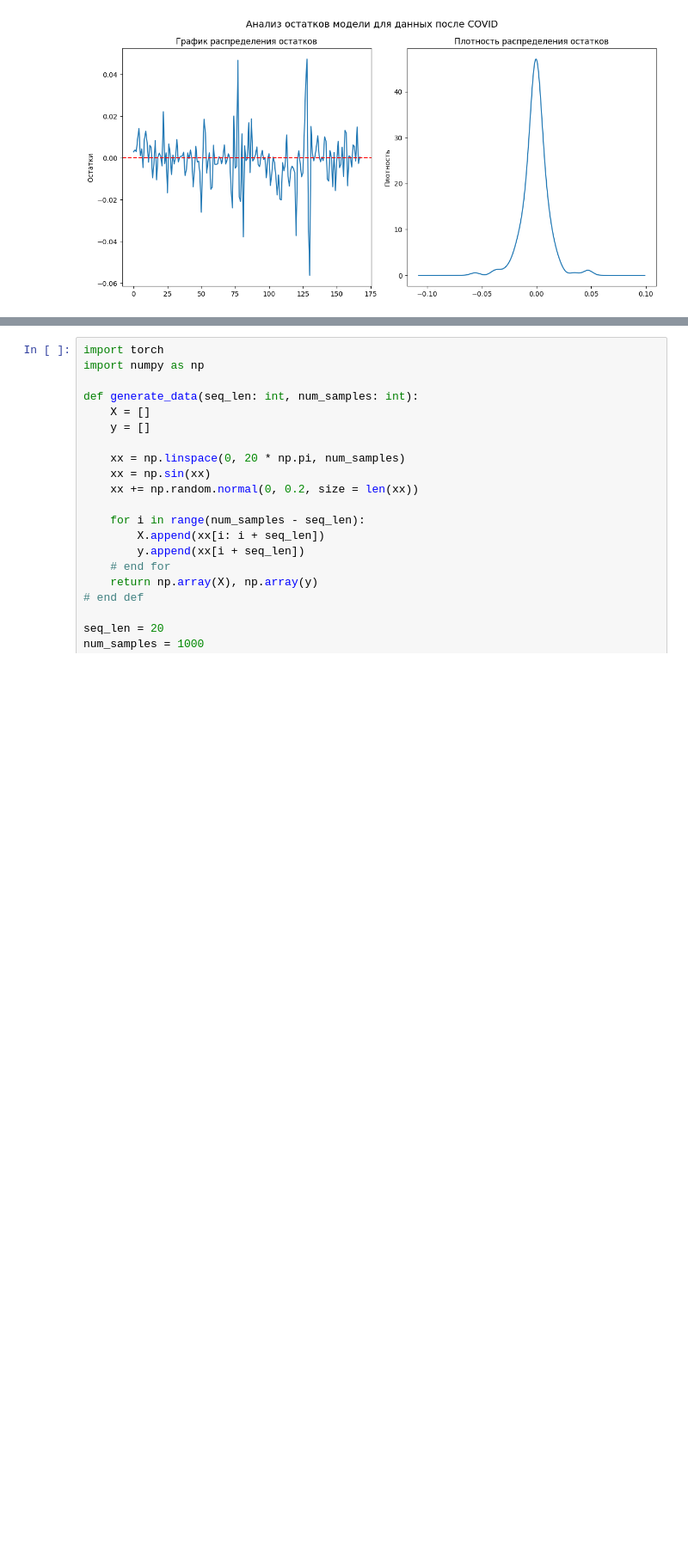
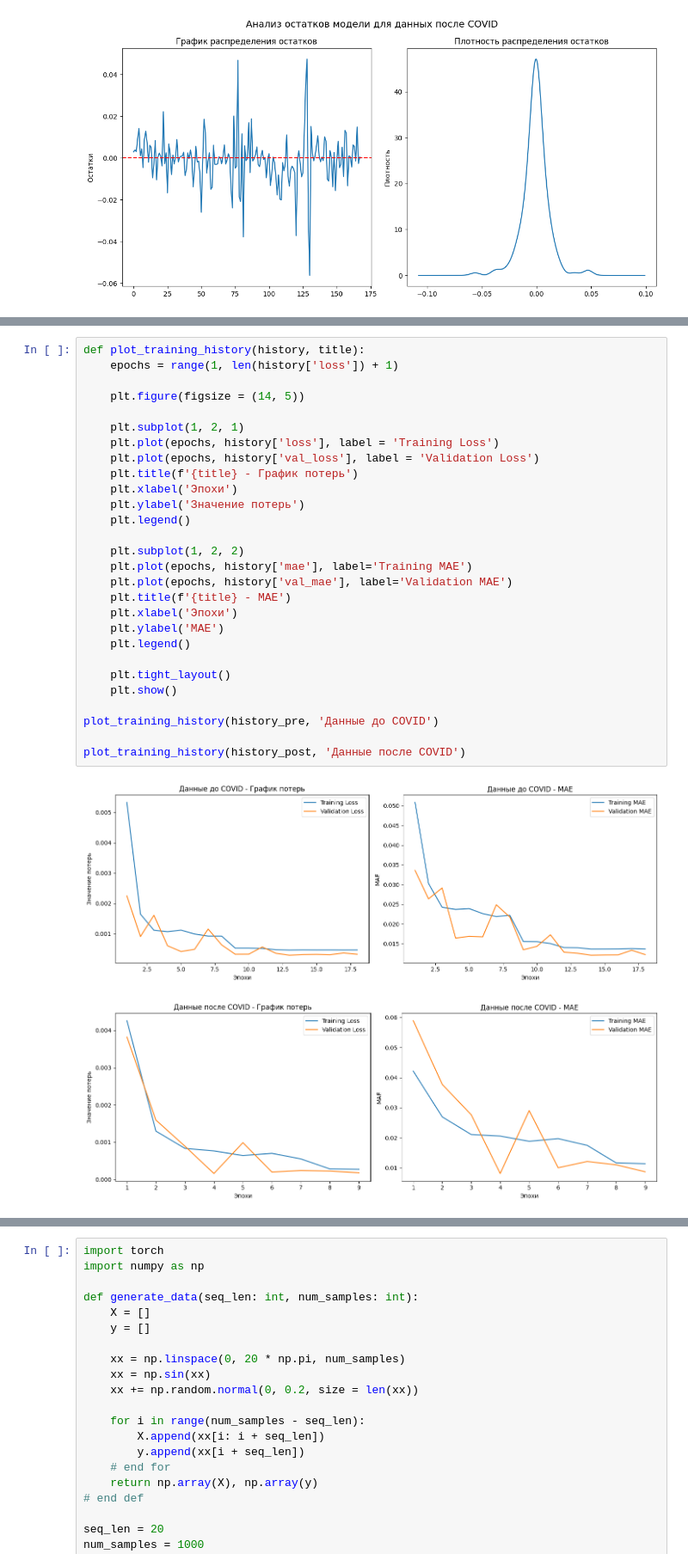
Before and after one commit to InnerShadow/UDSpredictor, a Jupyter notebook: src/demo.ipynb, the cells around one changed output, grey strips where cells are left out. Shown at 86% size. Saved outputs shown, nothing was run; the diff lists cells and outputs as text; blank space fills up the shorter version.

```diff
--- a/src/demo.ipynb
+++ b/src/demo.ipynb
@@ -357,0 +399,31 @@ plt.show()
+# %%
+def plot_training_history(history, title):
+    epochs = range(1, len(history['loss']) + 1)
+
+    plt.figure(figsize = (14, 5))
+
+    plt.subplot(1, 2, 1)
+    plt.plot(epochs, history['loss'], label = 'Training Loss')
+    plt.plot(epochs, history['val_loss'], label = 'Validation Loss')
+    plt.title(f'{title} - График потерь')
+    plt.xlabel('Эпохи')
+    plt.ylabel('Значение потерь')
+    plt.legend()
+
+    plt.subplot(1, 2, 2)
+    plt.plot(epochs, history['mae'], label='Training MAE')
+    plt.plot(epochs, history['val_mae'], label='Validation MAE')
+    plt.title(f'{title} - MAE')
+    plt.xlabel('Эпохи')
+    plt.ylabel('MAE')
+    plt.legend()
+
+    plt.tight_layout()
+    plt.show()
+
+plot_training_history(history_pre, 'Данные до COVID')
+
+plot_training_history(history_post, 'Данные после COVID')
+# %% [output]
+[figure, added]
+[figure, added]
```
Also changed, not shown: parts of 8 cells of this notebook.
